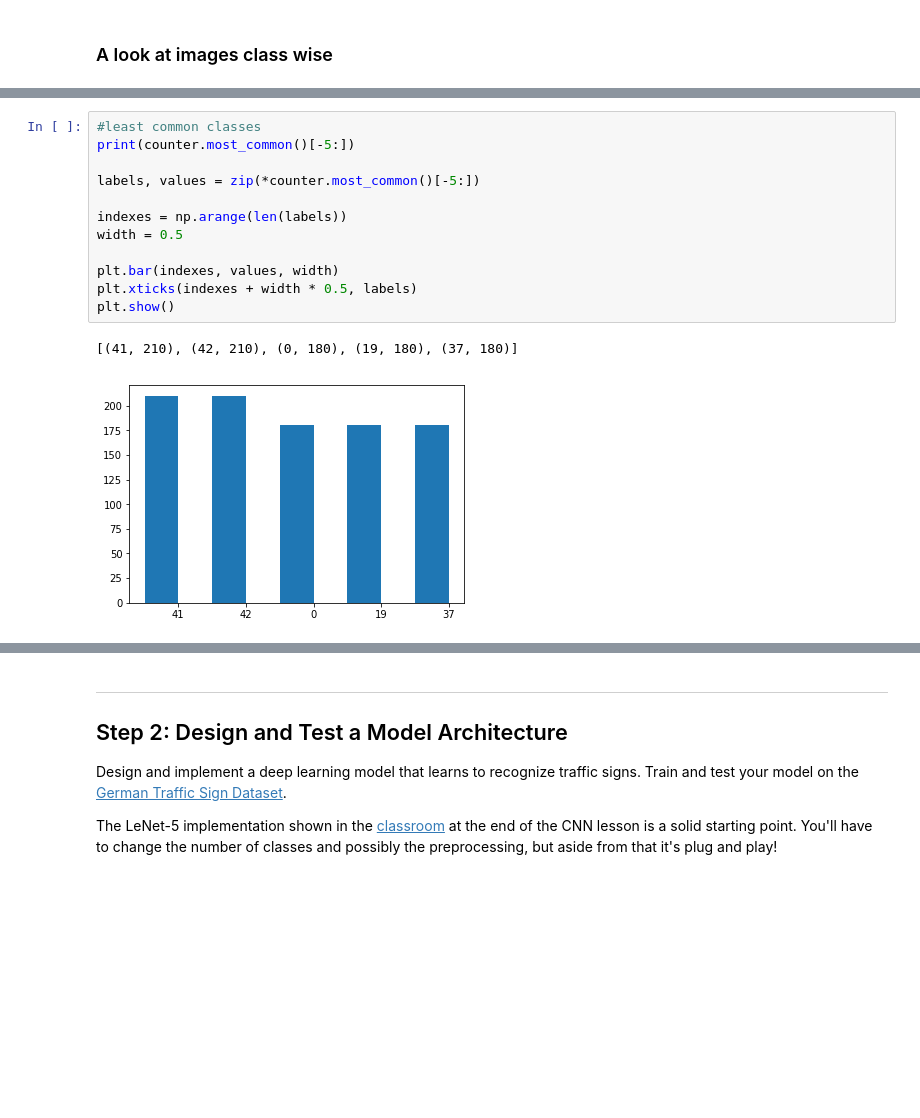
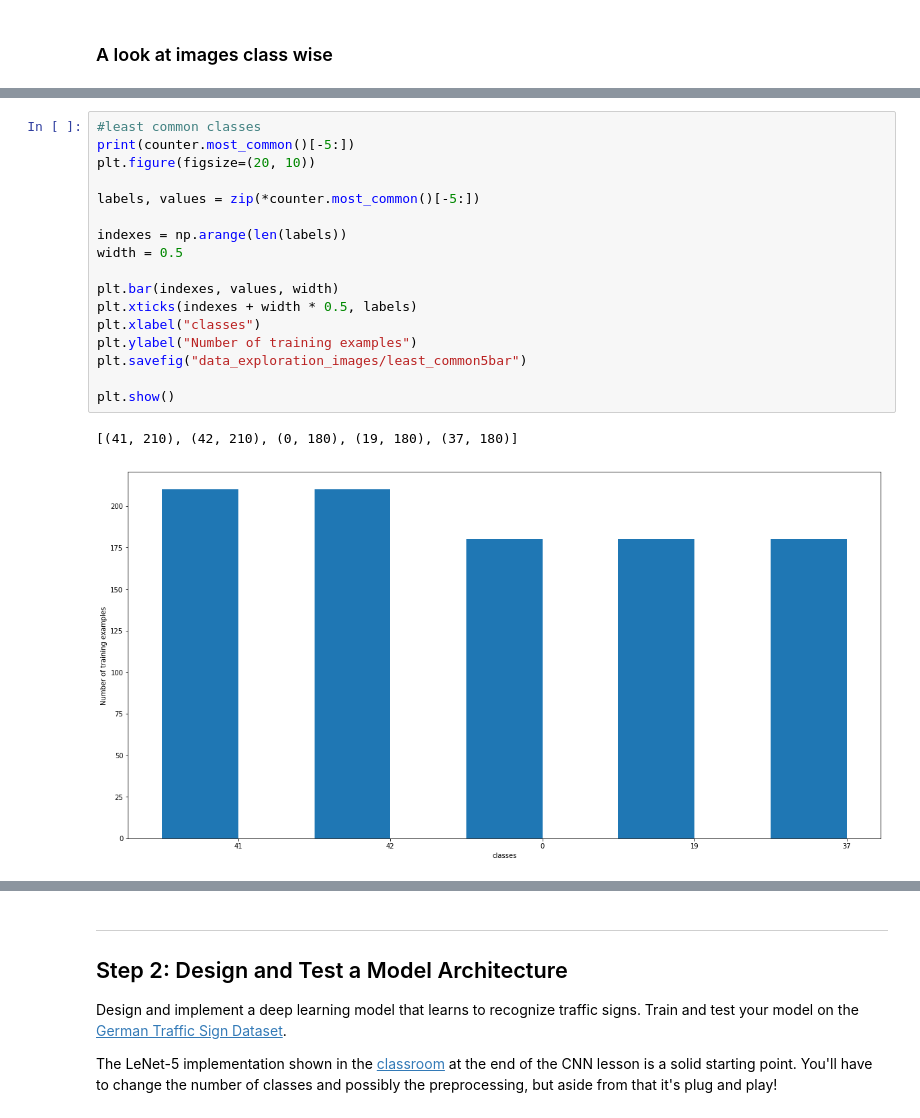
Before and after one commit to jasdeep06/Udacity-Traffic-Sign-Classifier, a Jupyter notebook: Traffic_Sign_Classifier.ipynb, the cells around one changed output, grey strips where cells are left out. Cells and saved outputs as stored; diff of their text form; blank space fills up the shorter version.

```diff
--- a/Traffic_Sign_Classifier.ipynb
+++ b/Traffic_Sign_Classifier.ipynb
@@ -205,18 +215,23 @@ for i in most_common:
 # %%
 #least common classes
 print(counter.most_common()[-5:])
+plt.figure(figsize=(20, 10))
 
 labels, values = zip(*counter.most_common()[-5:])
 
 indexes = np.arange(len(labels))
 width = 0.5
 
 plt.bar(indexes, values, width)
 plt.xticks(indexes + width * 0.5, labels)
+plt.xlabel("classes")
+plt.ylabel("Number of training examples")
+plt.savefig("data_exploration_images/least_common5bar")
+
 plt.show()
 # %% [output]
 [(41, 210), (42, 210), (0, 180), (19, 180), (37, 180)]
-[figure, old version]
+[figure, new version]
 # %%
 #least common classes
 least_common=[np.where(y_train==i[0])[0][0] for i in counter.most_common()[-5:]]
```
Also changed, not shown: parts of 15 cells of this notebook, 39 other files.
